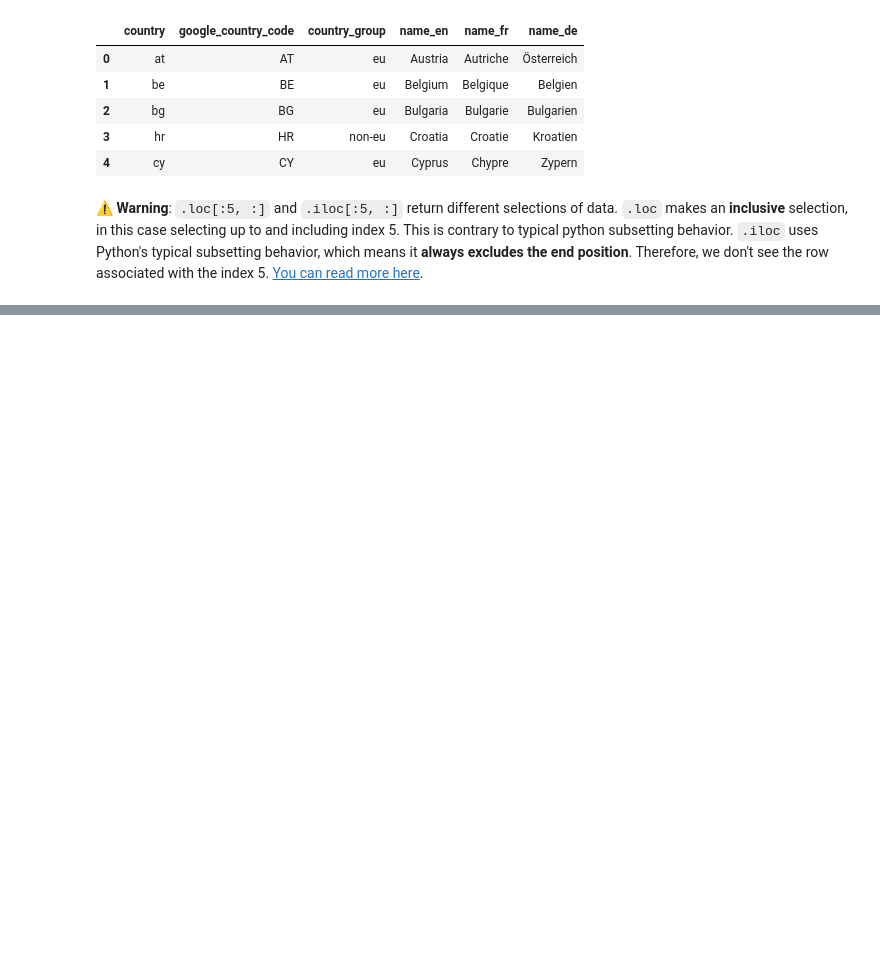
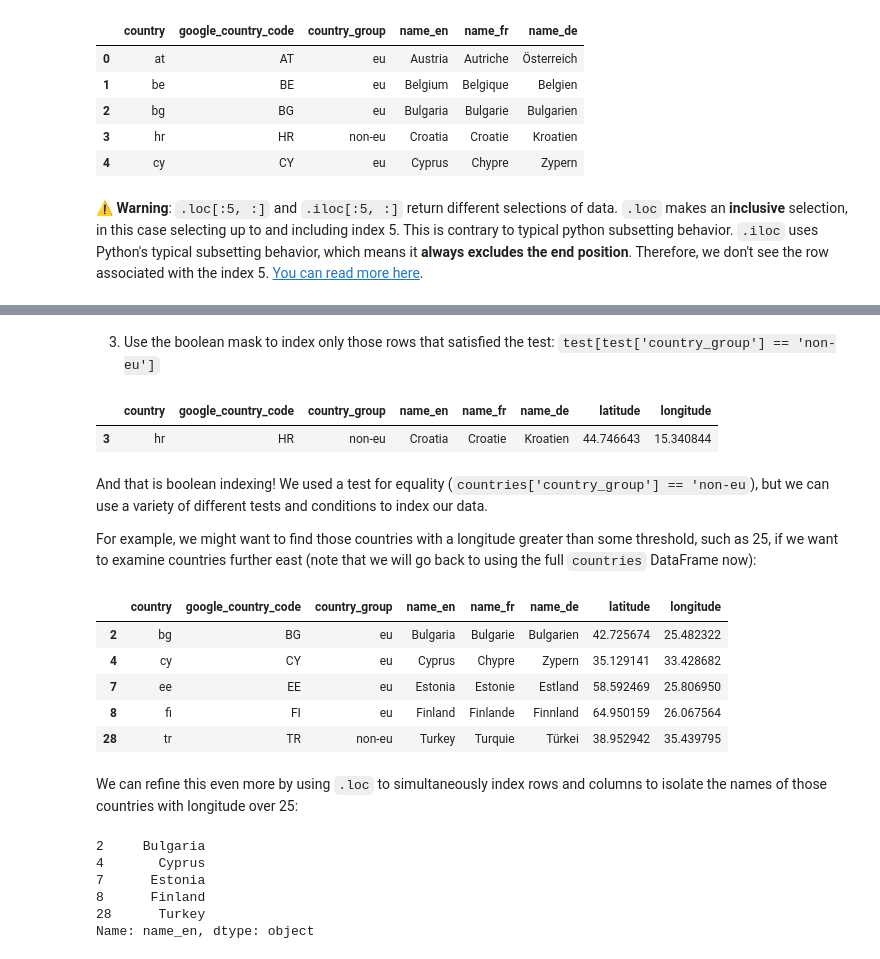
Before and after one commit to dlab-berkeley/Python-Data-Wrangling, a Jupyter notebook: lessons/01_python_data_wrangling - REDO.ipynb, the cells around one changed output, grey strips where cells are left out. Drawn from its saved outputs; the diff is of its cells as text; code cells hidden in the pictures; blank space fills up the shorter version.

```diff
--- a/lessons/01_python_data_wrangling - REDO.ipynb
+++ b/lessons/01_python_data_wrangling - REDO.ipynb
@@ -1125,0 +429,31 @@ Note that there are some dates for which we lack data on Spain's unemployment ra
+# %% [markdown]
+3. Use the boolean mask to index only those rows that satisfied the test: `test[test['country_group'] == 'non-eu']`
+# %%
+test[test['country_group'] == 'non-eu']
+# %% [output]
+|  | country | google_country_code | country_group | name_en | name_fr | name_de | latitude | longitude |
+| 3 | hr | HR | non-eu | Croatia | Croatie | Kroatien | 44.746643 | 15.340844 |
+# %% [markdown]
+And that is boolean indexing! We used a test for equality (`countries['country_group'] == 'non-eu`), but we can use a variety of different tests and conditions to index our data.
+
+For example, we might want to find those countries with a longitude greater than some threshold, such as 25, if we want to examine countries further east (note that we will go back to using the full `countries` DataFrame now):
+# %%
+countries[countries['longitude'] > 25]
+# %% [output]
+|  | country | google_country_code | country_group | name_en | name_fr | name_de | latitude | longitude |
+| 2 | bg | BG | eu | Bulgaria | Bulgarie | Bulgarien | 42.725674 | 25.482322 |
+| 4 | cy | CY | eu | Cyprus | Chypre | Zypern | 35.129141 | 33.428682 |
+| 7 | ee | EE | eu | Estonia | Estonie | Estland | 58.592469 | 25.806950 |
+| 8 | fi | FI | eu | Finland | Finlande | Finnland | 64.950159 | 26.067564 |
+| 28 | tr | TR | non-eu | Turkey | Turquie | Türkei | 38.952942 | 35.439795 |
+# %% [markdown]
+We can refine this even more by using `.loc` to simultaneously index rows and columns to isolate the names of those countries with longitude over 25:
+# %%
+countries.loc[countries['longitude'] > 25, "name_en"]
+# %% [output]
+2     Bulgaria
+4       Cyprus
+7      Estonia
+8      Finland
+28      Turkey
+Name: name_en, dtype: object
```
Also changed, not shown: parts of 185 cells of this notebook, 2 other files.
